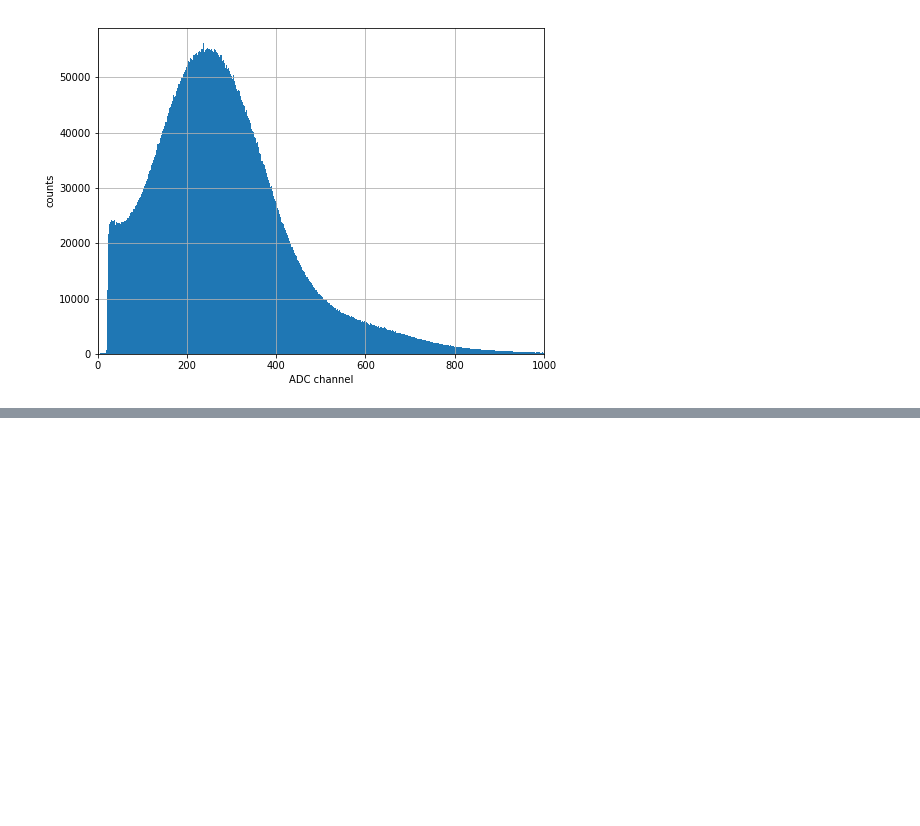
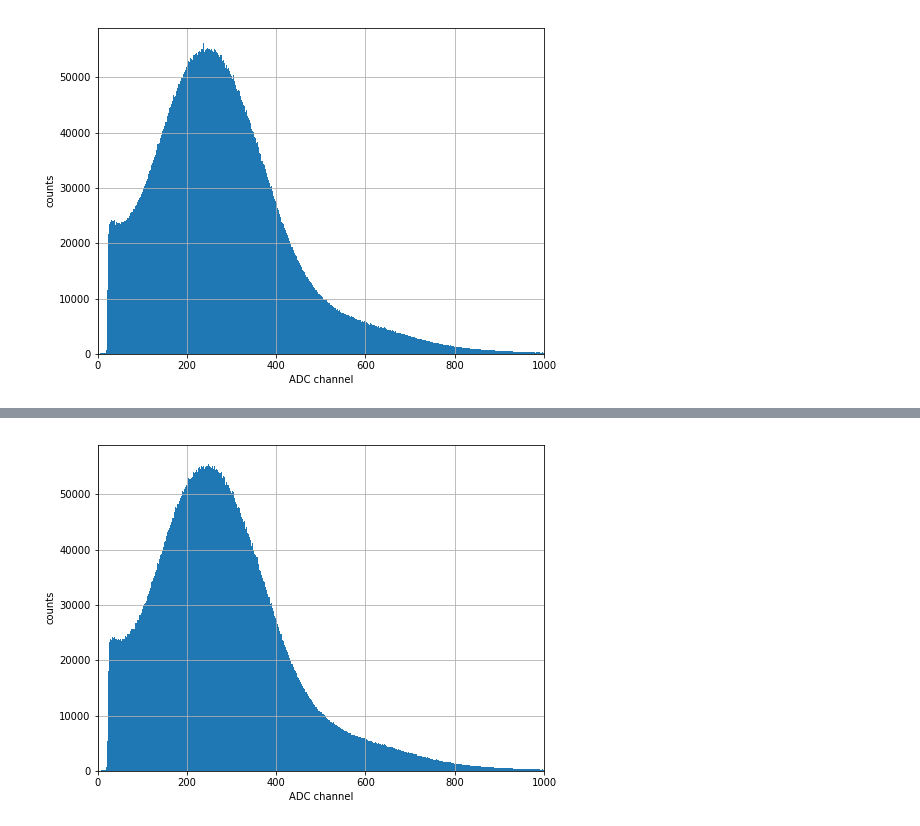
Before and after one commit to zemrude/PHYS-F-311, a Jupyter notebook: Reading-Files.ipynb, the cells around one changed output, grey strips where cells are left out. Drawn from its saved outputs; the diff is of its cells as text; code cells hidden in the pictures; blank space fills up the shorter version.

```diff
--- a/Reading-Files.ipynb
+++ b/Reading-Files.ipynb
@@ -40,3 +40,11 @@ ax.set_xlim(0,1000)
 plt.show()
 # %% [output]
 [figure]
+# %%
+data = []
+for adc, h in enumerate(hist):
+    print (adc)
+
+for adc, h in enumerate(hist):
+    for k in range(h+1):
+        data.append(float(adc+1))
@@ -42,0 +69,10 @@ plt.show()
+# %%
+fig, ax = plt.subplots(figsize=(8,6))
+plt.grid()
+ax.hist(data, 1001)
+ax.set_xlabel("ADC channel")
+ax.set_ylabel("counts")
+ax.set_xlim(0,1000)
+plt.show()
+# %% [output]
+[figure, added]
```
Also changed, not shown: parts of 14 cells of this notebook.
